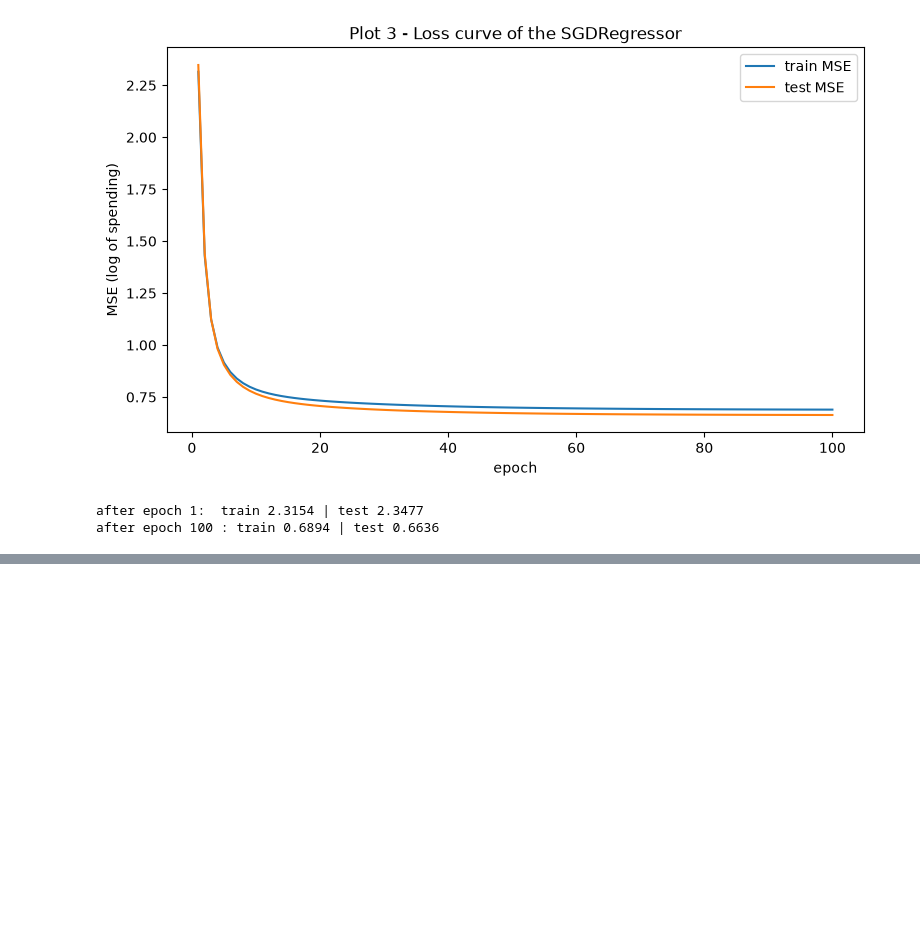
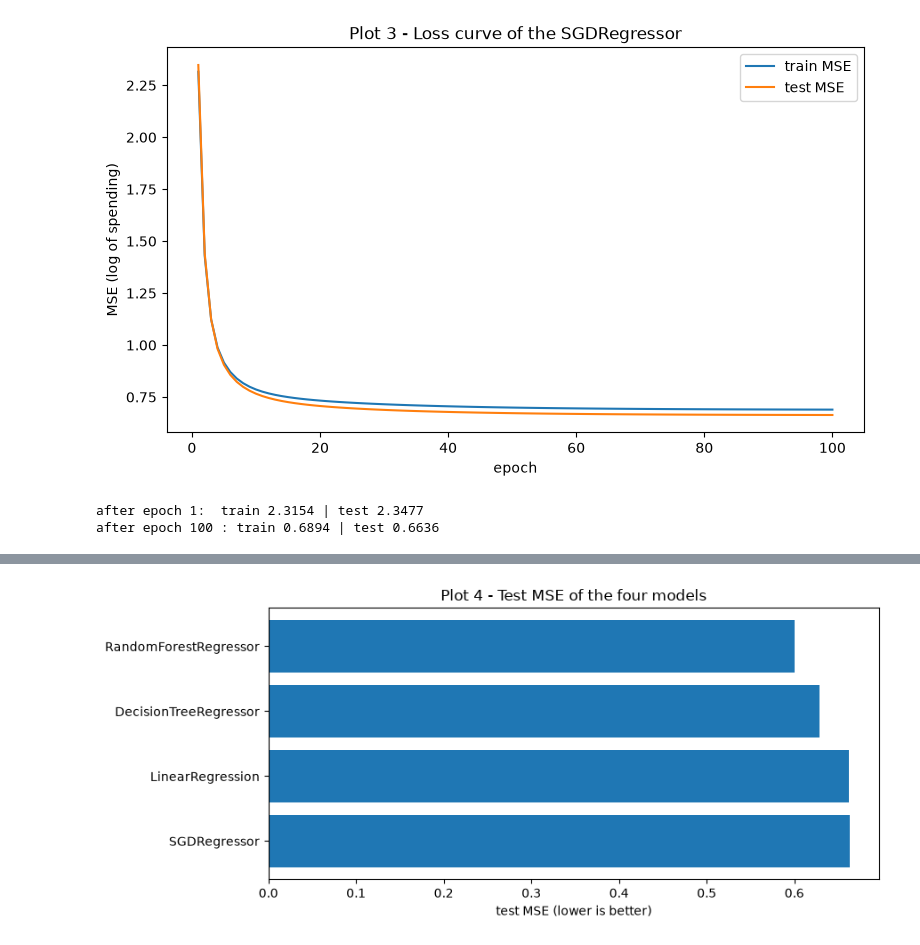
Before and after one commit to BonaneNIYIGENA/linear_regression_model, a Jupyter notebook: summative/linear_regression/multivariate.ipynb, the cells around one changed output, grey strips where cells are left out. Saved outputs shown, nothing was run; the diff lists cells and outputs as text; code cells hidden in the pictures; blank space fills up the shorter version.

Commit message:
train using linear regression, decision tree and random forest on the mse

```diff
--- a/summative/linear_regression/multivariate.ipynb
+++ b/summative/linear_regression/multivariate.ipynb
@@ -298,0 +363,28 @@ after epoch 100 : train 0.6894 | test 0.6636
+# %%
+tree = DecisionTreeRegressor(max_depth=int(best_tree["max_depth"]), min_samples_leaf=int(best_tree["min_samples_leaf"]),
+                             random_state=RANDOM_STATE).fit(x_train_s, y_train)
+forest = RandomForestRegressor(n_estimators=150, min_samples_leaf=int(best_forest["min_samples_leaf"]),
+                               max_features=float(best_forest["max_features"]), n_jobs=-1,
+                               random_state=RANDOM_STATE).fit(x_train_s, y_train)
+
+models = {
+    "SGDRegressor": sgd,
+    "LinearRegression": lin,
+    "DecisionTreeRegressor": tree,
+    "RandomForestRegressor": forest,
+}
+
+rows = []
+for name, model in models.items():
+    rows.append({"model": name,
+                 "train_mse": mean_squared_error(y_train, model.predict(x_train_s)),
+                 "test_mse": mean_squared_error(y_test, model.predict(x_test_s)),
+                 "test_r2": r2_score(y_test, model.predict(x_test_s))})
+
+results = pd.DataFrame(rows).sort_values("test_mse").reset_index(drop=True)
+BEST_NAME = results.loc[0, "model"]
+
+baseline = mean_squared_error(y_test, np.full(len(y_test), y_train.mean()))
+print("best model (lowest test MSE):", BEST_NAME)
+print("baseline test MSE (always predict the average):", round(baseline, 4))
+results.round(4)
@@ -298,0 +399,9 @@ after epoch 100 : train 0.6894 | test 0.6636
+# %%
+plt.figure(figsize=(9, 4))
+plt.barh(results["model"][::-1], results["test_mse"][::-1])
+plt.xlabel("test MSE (lower is better)")
+plt.title("Plot 4 - Test MSE of the four models")
+plt.tight_layout()
+plt.show()
+# %% [output]
+[figure, added]
```
Also changed, not shown: parts of 4 cells of this notebook.
